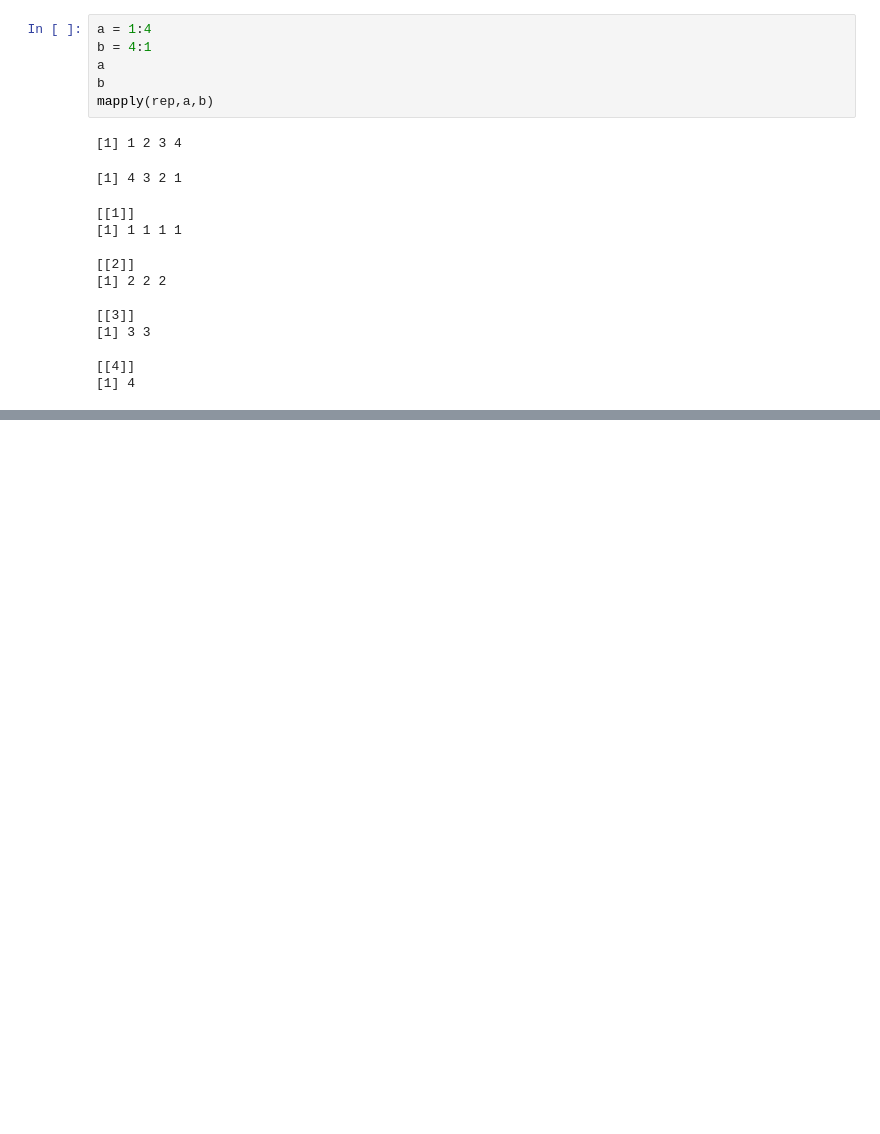
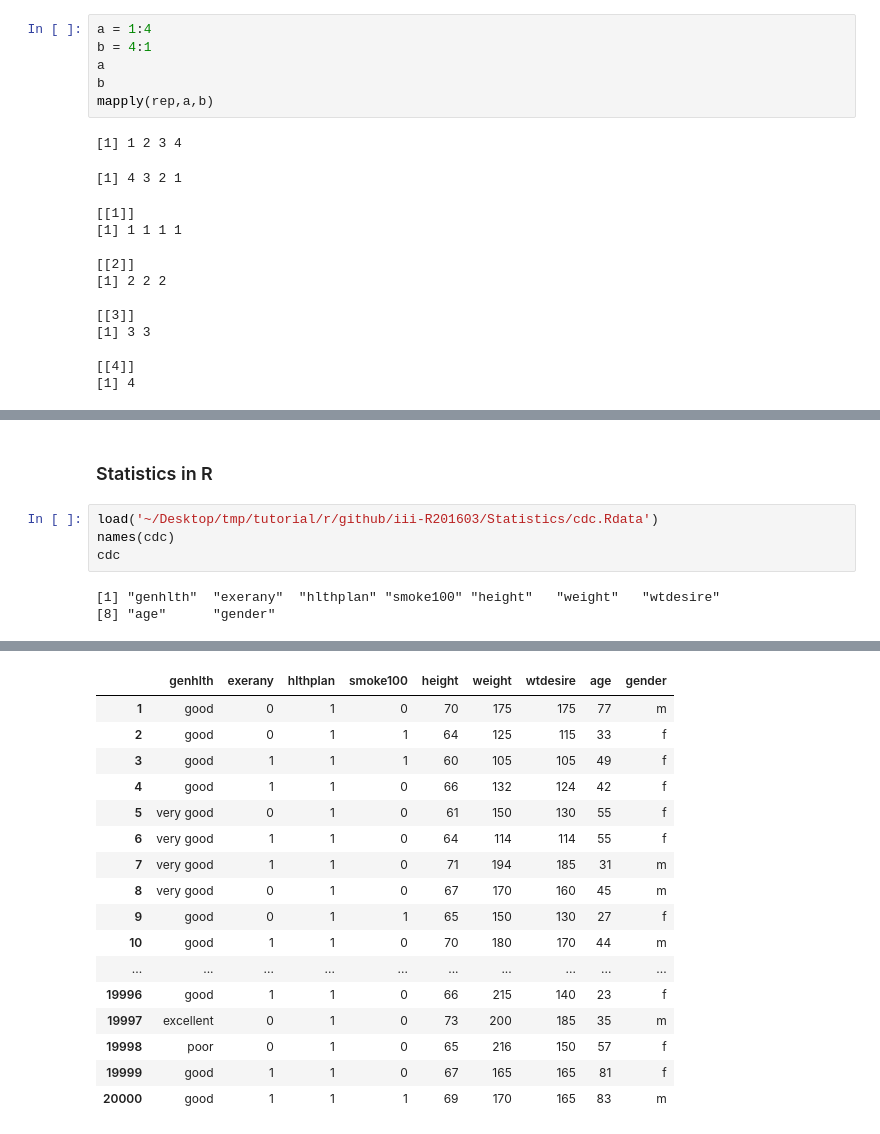
Before and after one commit to chho33/iii-R201603, a Jupyter notebook: R-20160303.ipynb, the cells around one changed output, grey strips where cells are left out. Saved outputs shown, nothing was run; the diff lists cells and outputs as text; blank space fills up the shorter version.

```diff
--- a/R-20160303.ipynb
+++ b/R-20160303.ipynb
@@ -379,0 +402,9 @@ mapply(rep,a,b)
+# %% [markdown]
+### Statistics in R
+# %%
+load('~/Desktop/tmp/tutorial/r/github/iii-R201603/Statistics/cdc.Rdata')
+names(cdc)
+cdc
+# %% [output]
+[1] "genhlth"  "exerany"  "hlthplan" "smoke100" "height"   "weight"   "wtdesire"
+[8] "age"      "gender"
@@ -379,0 +416,17 @@ mapply(rep,a,b)
+|  | genhlth | exerany | hlthplan | smoke100 | height | weight | wtdesire | age | gender |
+| 1 | good | 0 | 1 | 0 | 70 | 175 | 175 | 77 | m |
+| 2 | good | 0 | 1 | 1 | 64 | 125 | 115 | 33 | f |
+| 3 | good | 1 | 1 | 1 | 60 | 105 | 105 | 49 | f |
+| 4 | good | 1 | 1 | 0 | 66 | 132 | 124 | 42 | f |
+| 5 | very good | 0 | 1 | 0 | 61 | 150 | 130 | 55 | f |
+| 6 | very good | 1 | 1 | 0 | 64 | 114 | 114 | 55 | f |
+| 7 | very good | 1 | 1 | 0 | 71 | 194 | 185 | 31 | m |
+| 8 | very good | 0 | 1 | 0 | 67 | 170 | 160 | 45 | m |
+| 9 | good | 0 | 1 | 1 | 65 | 150 | 130 | 27 | f |
+| 10 | good | 1 | 1 | 0 | 70 | 180 | 170 | 44 | m |
+| ... | ... | ... | ... | ... | ... | ... | ... | ... | ... |
+| 19996 | good | 1 | 1 | 0 | 66 | 215 | 140 | 23 | f |
+| 19997 | excellent | 0 | 1 | 0 | 73 | 200 | 185 | 35 | m |
+| 19998 | poor | 0 | 1 | 0 | 65 | 216 | 150 | 57 | f |
+| 19999 | good | 1 | 1 | 0 | 67 | 165 | 165 | 81 | f |
+| 20000 | good | 1 | 1 | 1 | 69 | 170 | 165 | 83 | m |
```
Also changed, not shown: parts of 9 cells of this notebook.
